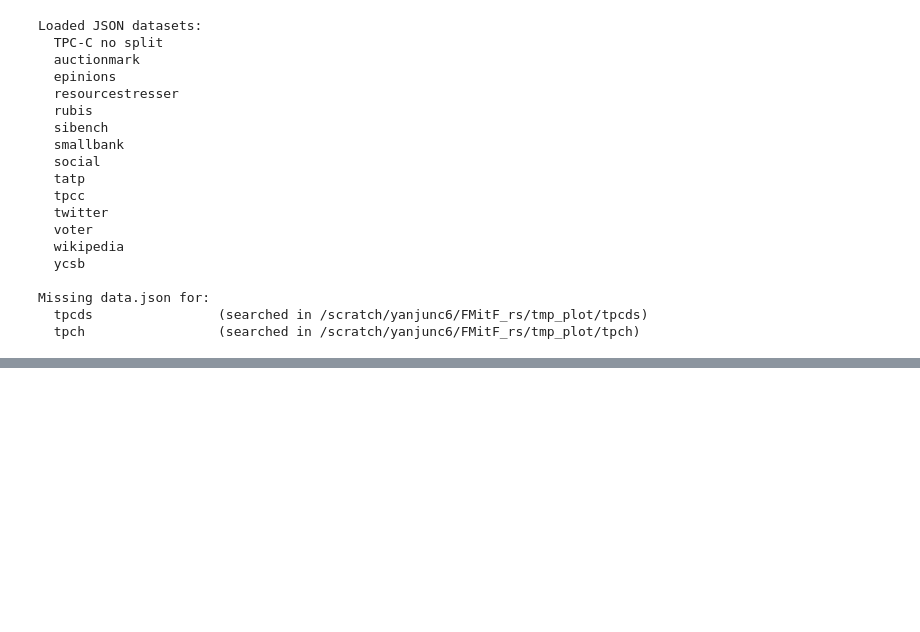
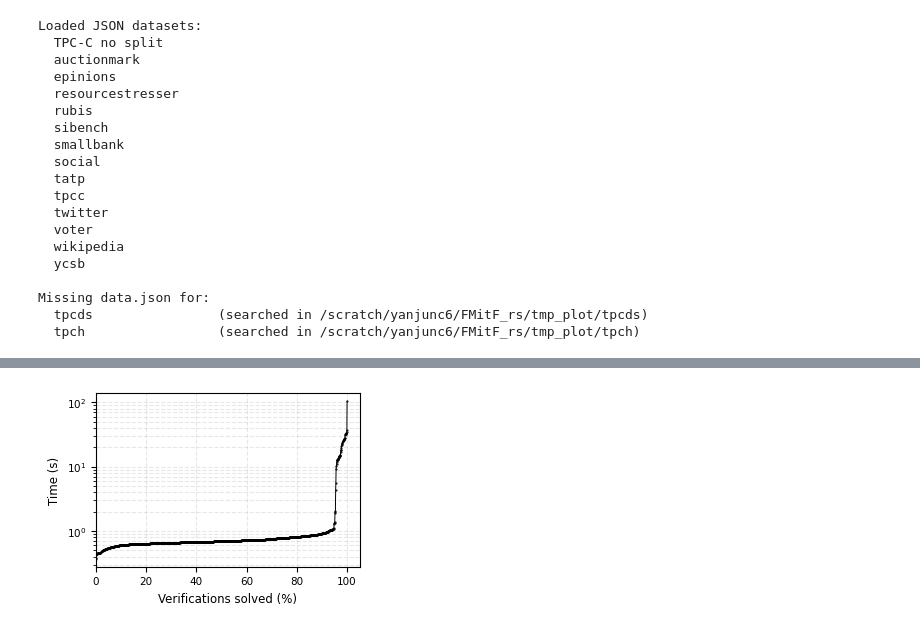
Before and after one commit to yanjunc6/FMitF_rs, a Jupyter notebook: benchmark_pipeline.ipynb, the cells around one changed output, grey strips where cells are left out. Saved outputs shown, nothing was run; the diff lists cells and outputs as text; code cells hidden in the pictures; blank space fills up the shorter version.

```diff
--- a/benchmark_pipeline.ipynb
+++ b/benchmark_pipeline.ipynb
@@ -21,7 +21,7 @@ import matplotlib.pyplot as plt
 
 # -------- User-configurable paths --------
 PROJECT_ROOT = Path('.').resolve()
-EXAMPLES_DIRS = [PROJECT_ROOT / 'examples', PROJECT_ROOT / 'examples' / 'benchbase-transact']  # Add more example directories as needed
+EXAMPLES_DIRS = [PROJECT_ROOT / 'examples', PROJECT_ROOT / 'examples' / 'benchbase-hard']  # Add more example directories as needed
 OUTPUT_ROOT = PROJECT_ROOT / 'tmp_plot'   # Change this to any other output root
 
 # Build benchmark map from all transact files in examples/
@@ -63,7 +63,7 @@ Benchmark map (name -> path):
   TPC-C no split       -> /scratch/yanjunc6/FMitF_rs/data_out_backup_out/tpcc_out/61920/data.json
 # %%
 # Set to True to execute benchmarks; set to False to reuse already generated outputs
-RUN_BENCHMARKS = True
+RUN_BENCHMARKS = False
 
 OUTPUT_ROOT.mkdir(parents=True, exist_ok=True)
 run_results = []
@@ -78,7 +78,7 @@ if RUN_BENCHMARKS:
         bench_output_dir = OUTPUT_ROOT / bench_name
         bench_output_dir.mkdir(parents=True, exist_ok=True)
 
-        cmd = ['cargo', 'run', '--', bench_path, str(bench_output_dir)]
+        cmd = ['cargo', 'run', '--', bench_path, str(bench_output_dir), "--clear-cache"]
         print('\nRunning:', ' '.join(cmd))
 
         start = time.time()
@@ -267,3 +264,65 @@ plt.show()
+# %%
+def extract_durations_seconds(data):
+    verifications = data.get('c_edge_verifications', [])
+    return [float(v['duration_ms']) / 1000.0 for v in verifications if 'duration_ms' in v]
+
+durations_by_benchmark = {
+    name: extract_durations_seconds(data)
+    for name, data in datasets.items()
+}
+durations_by_benchmark['TPC-C no split'] = []
+
+CACTUS_MARKER = 'o'
+CACTUS_MARKER_SIZE = 0.5
+CACTUS_LINEWIDTH = 0.7
+
+# ── Figure: A4 text-width, compact height ──────────────────────────────
+fig_w = 3.2                # ≈ ~1/3 A4 text width (inches)
+fig_h = 2.2                # ~1/3 A4 text width (inches)
+fig, ax = plt.subplots(figsize=(fig_w, fig_h))
+
+LABEL_FS  = 8.5
+TICK_FS   = 7.5
+LEGEND_FS = 6.5
+
+# ── Per-benchmark lines (normalized x-axis → percentage) ──────────────
+active = sorted(n for n in durations_by_benchmark
+                if len(durations_by_benchmark[n]) > 0)
+
+combined = sorted(t for ts in durations_by_benchmark.values() for t in ts)
+if combined:
+    combined = np.asarray(combined, dtype=float)
+    pct = np.arange(1, len(combined) + 1) / len(combined) * 100.0
+    ax.plot(pct, combined,
+            linewidth=CACTUS_LINEWIDTH,
+            marker=CACTUS_MARKER, markersize=CACTUS_MARKER_SIZE,
+            color='black')
+
+# ── Axes, grid, no title ──────────────────────────────────────────────
+ax.set_yscale('log')
+ax.set_xlim(0, 105)
+ax.set_xlabel('Verifications solved (%)', fontsize=LABEL_FS)
+ax.set_ylabel('Time (s)',                 fontsize=LABEL_FS)
+ax.tick_params(axis='both', which='major', labelsize=TICK_FS)
+ax.grid(True, which='both', linestyle='--', alpha=0.3)
+
+# ── Compact legend (multi-column, upper-left where plot is empty) ─────
+# ax.legend(
+#     fontsize=LEGEND_FS,
+#     ncol=3,
+#     loc='upper left',
+#     framealpha=0.85,
+#     borderpad=0.4,
+#     handlelength=1.5,
+#     handletextpad=0.4,
+#     columnspacing=1.0,
+# )
+
+fig.tight_layout(pad=0.3)
+fig.savefig(OUTPUT_ROOT / 'cactus_plot.pdf', bbox_inches='tight')
+plt.show()
+# %% [output]
+[figure, added]
 # %%
 # Strip plot (manual jittered scatter), robust even when a benchmark has only one point
 benchmarks = sorted(durations_by_benchmark.keys())
```
Also changed, not shown: parts of 5 cells of this notebook, 5 other files.
